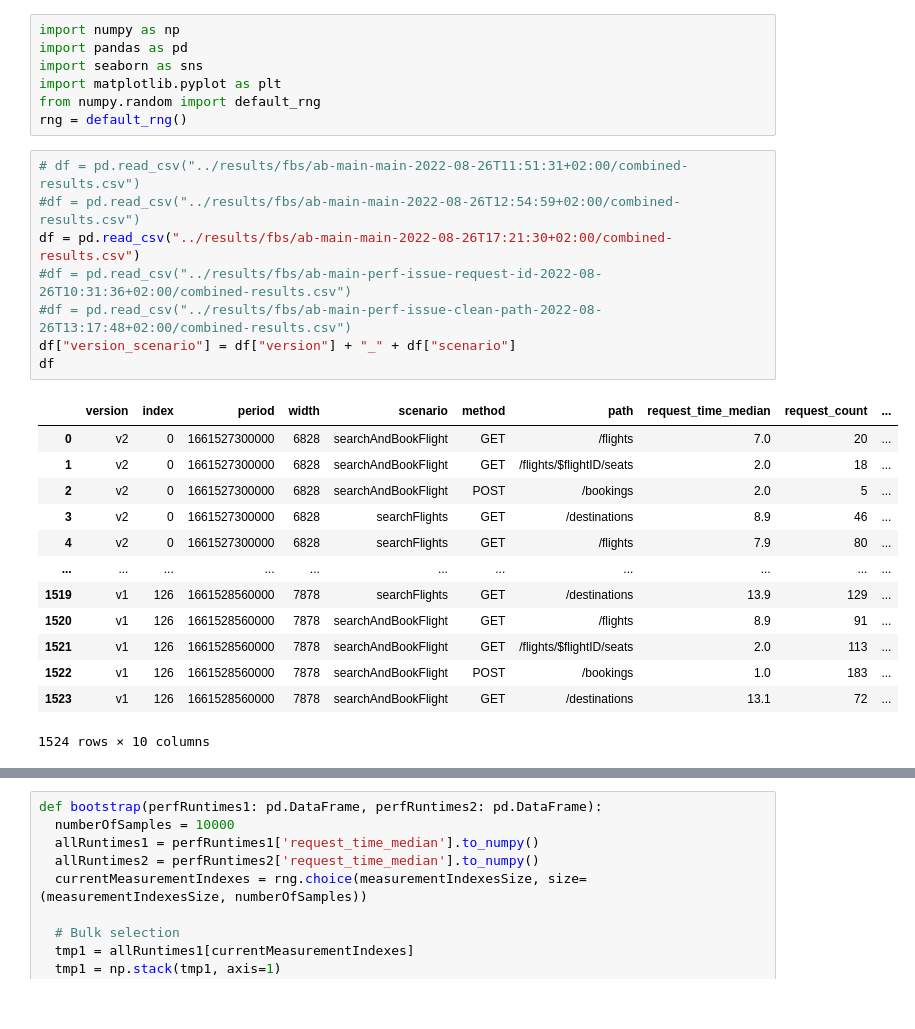
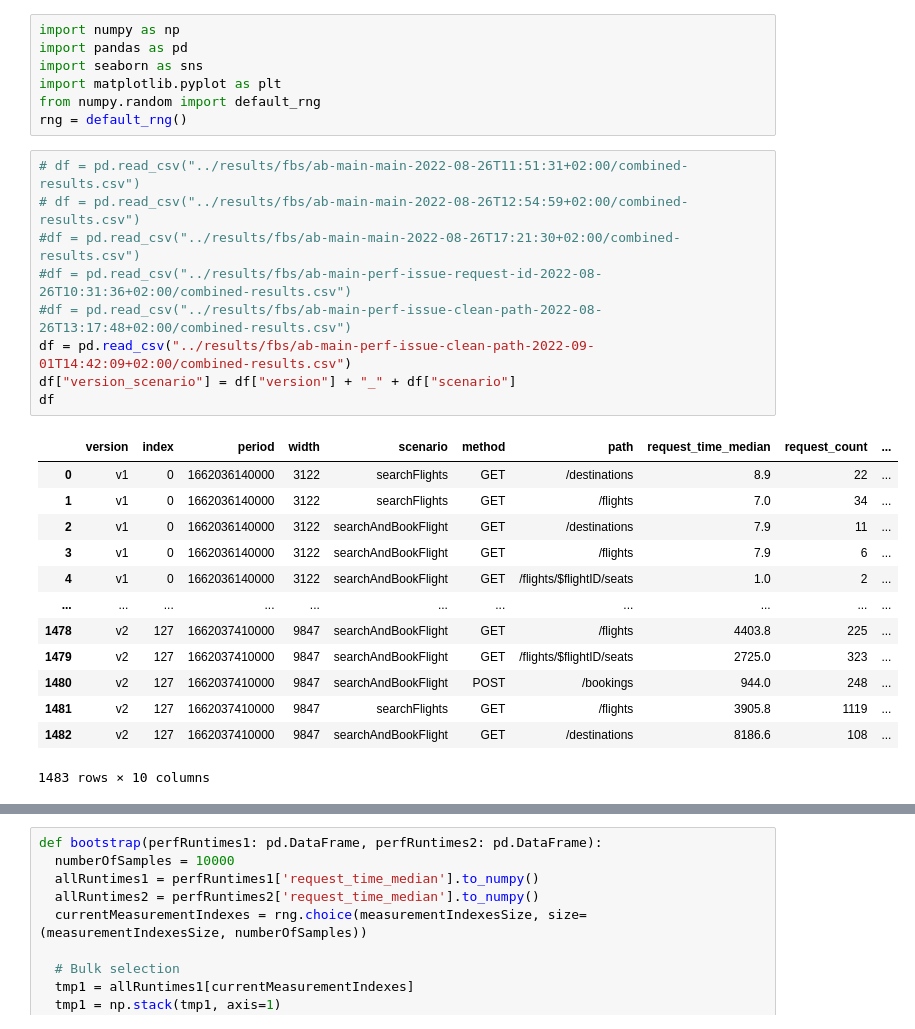
Before and after one commit to njapke/cloud-benchmark-conductor, a Jupyter notebook: analysis/bootstraping-app.ipynb, the cells around one changed output, grey strips where cells are left out. Cells and saved outputs as stored; diff of their text form.

```diff
--- a/analysis/bootstraping-app.ipynb
+++ b/analysis/bootstraping-app.ipynb
@@ -7,26 +7,27 @@ from numpy.random import default_rng
 rng = default_rng()
 # %%
 # df = pd.read_csv("../results/fbs/ab-main-main-2022-08-26T11:51:31+02:00/combined-results.csv")
-#df = pd.read_csv("../results/fbs/ab-main-main-2022-08-26T12:54:59+02:00/combined-results.csv")
-df = pd.read_csv("../results/fbs/ab-main-main-2022-08-26T17:21:30+02:00/combined-results.csv")
+# df = pd.read_csv("../results/fbs/ab-main-main-2022-08-26T12:54:59+02:00/combined-results.csv")
+#df = pd.read_csv("../results/fbs/ab-main-main-2022-08-26T17:21:30+02:00/combined-results.csv")
 #df = pd.read_csv("../results/fbs/ab-main-perf-issue-request-id-2022-08-26T10:31:36+02:00/combined-results.csv")
 #df = pd.read_csv("../results/fbs/ab-main-perf-issue-clean-path-2022-08-26T13:17:48+02:00/combined-results.csv")
+df = pd.read_csv("../results/fbs/ab-main-perf-issue-clean-path-2022-09-01T14:42:09+02:00/combined-results.csv")
 df["version_scenario"] = df["version"] + "_" + df["scenario"]
 df
 # %% [output]
 |  | version | index | period | width | scenario | method | path | request_time_median | request_count | ... |
-| 0 | v2 | 0 | 1661527300000 | 6828 | searchAndBookFlight | GET | /flights | 7.0 | 20 | ... |
-| 1 | v2 | 0 | 1661527300000 | 6828 | searchAndBookFlight | GET | /flights/$flightID/seats | 2.0 | 18 | ... |
-| 2 | v2 | 0 | 1661527300000 | 6828 | searchAndBookFlight | POST | /bookings | 2.0 | 5 | ... |
-| 3 | v2 | 0 | 1661527300000 | 6828 | searchFlights | GET | /destinations | 8.9 | 46 | ... |
-| 4 | v2 | 0 | 1661527300000 | 6828 | searchFlights | GET | /flights | 7.9 | 80 | ... |
+| 0 | v1 | 0 | 1662036140000 | 3122 | searchFlights | GET | /destinations | 8.9 | 22 | ... |
+| 1 | v1 | 0 | 1662036140000 | 3122 | searchFlights | GET | /flights | 7.0 | 34 | ... |
+| 2 | v1 | 0 | 1662036140000 | 3122 | searchAndBookFlight | GET | /destinations | 7.9 | 11 | ... |
+| 3 | v1 | 0 | 1662036140000 | 3122 | searchAndBookFlight | GET | /flights | 7.9 | 6 | ... |
+| 4 | v1 | 0 | 1662036140000 | 3122 | searchAndBookFlight | GET | /flights/$flightID/seats | 1.0 | 2 | ... |
 | ... | ... | ... | ... | ... | ... | ... | ... | ... | ... | ... |
-| 1519 | v1 | 126 | 1661528560000 | 7878 | searchFlights | GET | /destinations | 13.9 | 129 | ... |
-| 1520 | v1 | 126 | 1661528560000 | 7878 | searchAndBookFlight | GET | /flights | 8.9 | 91 | ... |
-| 1521 | v1 | 126 | 1661528560000 | 7878 | searchAndBookFlight | GET | /flights/$flightID/seats | 2.0 | 113 | ... |
-| 1522 | v1 | 126 | 1661528560000 | 7878 | searchAndBookFlight | POST | /bookings | 1.0 | 183 | ... |
-| 1523 | v1 | 126 | 1661528560000 | 7878 | searchAndBookFlight | GET | /destinations | 13.1 | 72 | ... |
+| 1478 | v2 | 127 | 1662037410000 | 9847 | searchAndBookFlight | GET | /flights | 4403.8 | 225 | ... |
+| 1479 | v2 | 127 | 1662037410000 | 9847 | searchAndBookFlight | GET | /flights/$flightID/seats | 2725.0 | 323 | ... |
+| 1480 | v2 | 127 | 1662037410000 | 9847 | searchAndBookFlight | POST | /bookings | 944.0 | 248 | ... |
+| 1481 | v2 | 127 | 1662037410000 | 9847 | searchFlights | GET | /flights | 3905.8 | 1119 | ... |
+| 1482 | v2 | 127 | 1662037410000 | 9847 | searchAndBookFlight | GET | /destinations | 8186.6 | 108 | ... |
-1524 rows × 10 columns
+1483 rows × 10 columns
 # %%
 df_grouped = df.groupby(['index', 'version']).agg({'request_time_median': 'median', 'request_count': 'sum'}).reset_index()
 df_grouped
```
Also changed, not shown: parts of 5 cells of this notebook.
